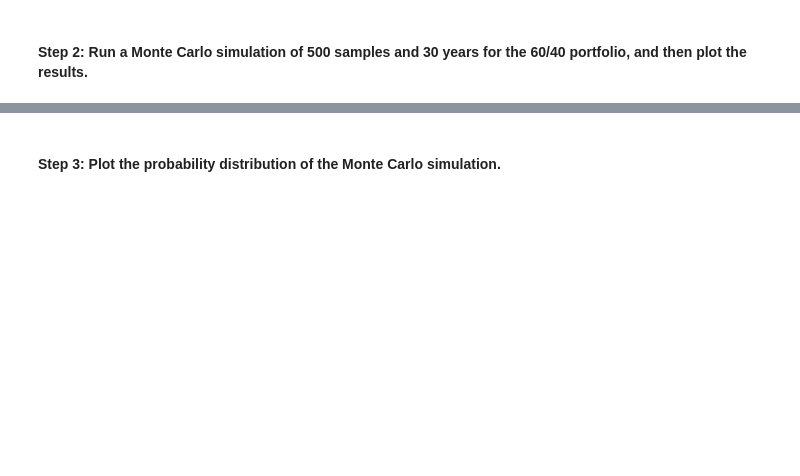
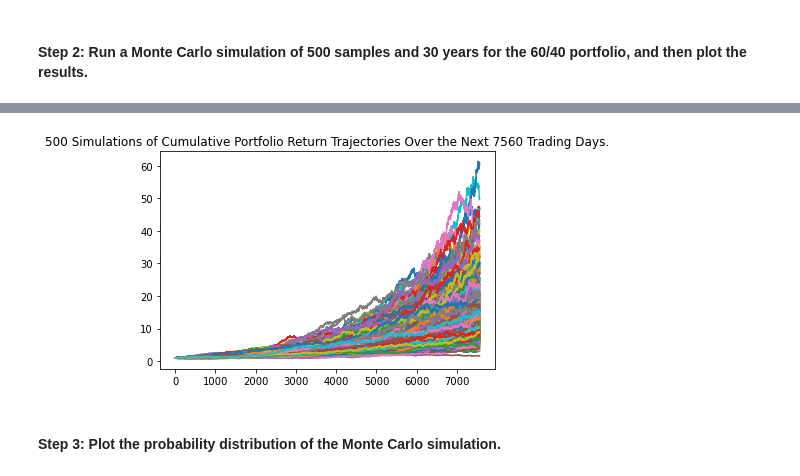
Before and after one commit to ccroft6/Financial_Planning_Tools, a Jupyter notebook: financial_planning_tools.ipynb, the cells around one changed output, grey strips where cells are left out. Saved outputs shown, nothing was run; the diff lists cells and outputs as text; code cells hidden in the pictures; blank space fills up the shorter version.

```diff
--- a/financial_planning_tools.ipynb
+++ b/financial_planning_tools.ipynb
@@ -424,19 +424,25 @@ In this section, you’ll use the MCForecastTools library to create a Monte Carl
 # %%
 # Set start and end dates of 3 years back from your current date
 # Alternatively, you can use an end date of 2020-08-07 and work 3 years back from that date
-# YOUR CODE HERE
-# YOUR CODE HERE
+start_date_3yrs_back = pd.Timestamp("2019-02-02", tz="America/New_York").isoformat()
+end_date = pd.Timestamp("2022-02-02", tz="America/New_York").isoformat()
 
 # Set number of rows to 1000 to retrieve the maximum amount of rows
-# YOUR CODE HERE
+limit_rows = 1000
 # %%
 # Use the Alpaca get_barset function to make the API call to get the 3 years worth of pricing data
 # The tickers and timeframe parameters should have been set in Part 1 of this activity
 # The start and end dates should be updated with the information set above
 # Remember to add the df property to the end of the call so the response is returned as a DataFrame
-# YOUR CODE HERE
+prices_3_years_df = alpaca.get_barset(
+    tickers,
+    timeframe,
+    start=start_date_3yrs_back,
+    end=end_date,
+    limit=limit_rows
+    ).df
 
 
 # Display both the first and last five rows of the DataFrame
-# YOUR CODE HERE
-# YOUR CODE HERE
+display(prices_3_years_df.head())
+display(prices_3_years_df.tail())
@@ -446,7 +469,11 @@ In this section, you’ll use the MCForecastTools library to create a Monte Carl
 # Configure the Monte Carlo simulation to forecast 30 years cumulative returns
 # The weights should be split 40% to AGG and 60% to SPY.
 # Run 500 samples.
-# YOUR CODE HERE
+MC_30_year_sim=MCSimulation(
+    portfolio_data=prices_3_years_df,
+    weights=[.60, .40],
+    num_simulation=500,
+    num_trading_days=252*30)
 
 # Review the simulation input data
-# YOUR CODE HERE
+MC_30_year_sim.portfolio_data.head()
@@ -456,7 +523,9 @@ In this section, you’ll use the MCForecastTools library to create a Monte Carl
 # %%
 # Visualize the 30-year Monte Carlo simulation by creating an
 # overlay line plot
-# YOUR CODE HERE
+MC_30_year_sim_line_plot = MC_30_year_sim.plot_simulation()
+# %% [output]
+[figure, added]
 # %% [markdown]
 #### Step 3: Plot the probability distribution of the Monte Carlo simulation.
 # %%
```
Also changed, not shown: parts of 24 cells of this notebook.
